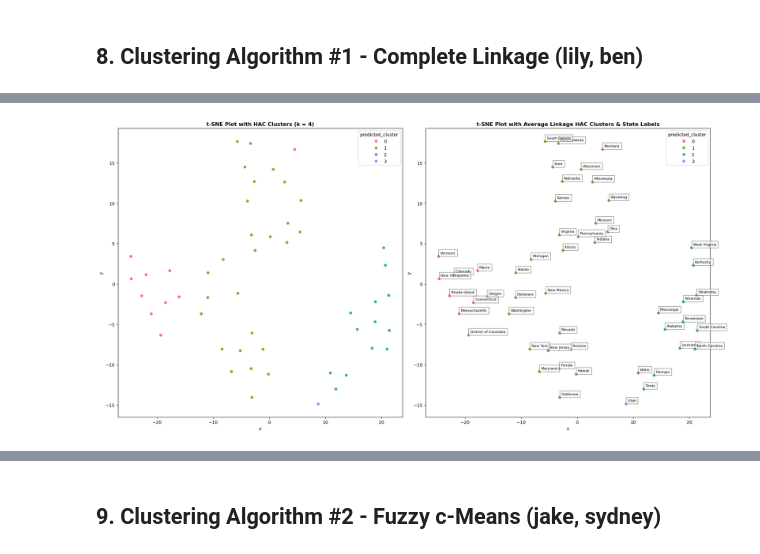
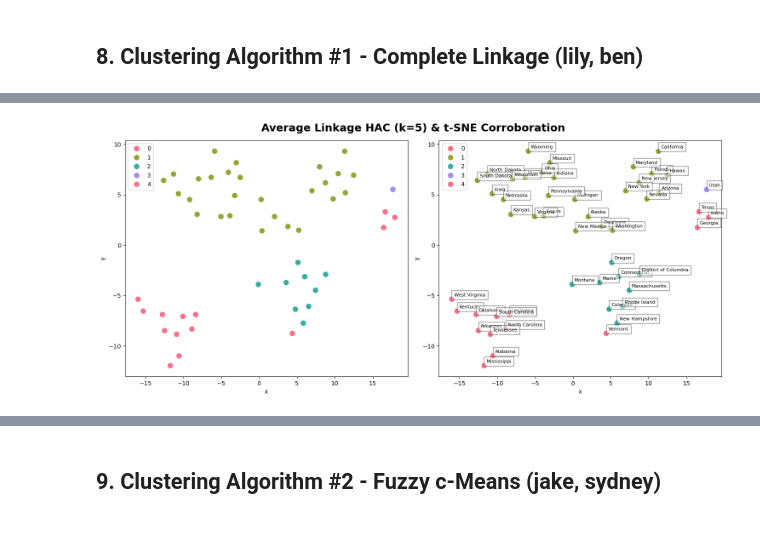
Before and after one commit to BenLeidig/stat437-project, a Jupyter notebook: project_template.ipynb, the cells around one changed output, grey strips where cells are left out. Drawn from its saved outputs; the diff is of its cells as text; code cells hidden in the pictures.

```diff
--- a/project_template.ipynb
+++ b/project_template.ipynb
@@ -80,0 +58,12 @@ print(df.shape)
+# %%
+df = pd.read_csv('drugs.csv')
+print(f'Original Dataset:\n{df.shape}')
+display(df.head())
+states = df['State'].unique().tolist()
+df = df\
+    .groupby('State').agg('mean')\
+    .reset_index()\
+    .drop(columns=[col for col in df.columns if (not col.startswith('Rates') or not col.endswith('.18-25')) and col != 'State'])
+print(f'----------------\nModified Dataset:\n{df.shape}')
+display(df.head())
+X = df.select_dtypes([float, int]).to_numpy()
@@ -145,7 +153,7 @@ Explain why or why not. If you choose to scale, then do so in this section here.
 # %%
 scaler = StandardScaler()
 X_scaled = scaler.fit_transform(X)
-df_scaled = pd.DataFrame(X_scaled, columns=df.columns)
+df_scaled = pd.DataFrame(X_scaled, columns=df.columns[1:])
 # %% [markdown]
 ## 6. Clusterability and Clustering Structure - Ben
 # %% [markdown]
@@ -209,7 +217,7 @@ plt.show()
 # %% [output]
 [figure]
 # %%
-_, (ax0, ax1) = plt.subplots(nrows=1, ncols=2, figsize=(20, 10))
+_, (ax0, ax1) = plt.subplots(nrows=1, ncols=2, figsize=(15, 10*(2/3)))
 tsne = TSNE(
     n_components=2, init='random',
     perplexity=9, random_state=207
@@ -238,7 +246,7 @@ First, twelve different t-SNE plots were made, each with a different perplexity
 # %%
 fig, axes = plt.subplots(nrows=2, ncols=4, figsize=(20, 8))
 axes = axes.flatten()
-for i, col in zip(range(df.shape[1]), df.columns):
+for i, col in zip(range(df.drop(columns='State').shape[1]), df.columns[1:]):
     ax = axes[i]
     sc = ax.scatter(df_tsne['x'], df_tsne['y'], c=df[col], cmap='coolwarm')
     fig.colorbar(sc, ax=ax)
@@ -325,33 +353,26 @@ for k in range(2, 8):
 # %%
-_, (ax0, ax1) = plt.subplots(nrows=1, ncols=2, figsize=(20, 10))
+k = 5 # CLUSTERS
+hac = AgglomerativeClustering(n_clusters=k, metric='euclidean', linkage='average')
+predicted_cluster = hac.fit_predict(X_scaled)
 
-tsne = TSNE(
-    n_components=2, init='random',
-    perplexity=9, random_state=207
-)
-X_tsne = tsne.fit_transform(X_scaled)
-df_tsne = pd.DataFrame(X_tsne, columns=['x', 'y'])
-
-hac = AgglomerativeClustering(n_clusters=4, metric='euclidean', linkage='average')
-df_tsne['predicted_cluster'] = hac.fit_predict(X_scaled)
+fig, (ax0, ax1) = plt.subplots(nrows=1, ncols=2, figsize=(15, 10*(2/3)))
 
 sns.scatterplot(
-    x='x', y='y', hue='predicted_cluster',
-    palette=sns.color_palette("husl", 4), data=df_tsne, ax=ax0, s=50
+    x='x', y='y', hue=predicted_cluster,
+    palette=sns.color_palette("husl", 4), data=df_tsne, ax=ax0, s=100
 )
-ax0.set_title('t-SNE Plot with HAC Clusters (k = 4)', fontweight='bold')
 
-sns.scatterplot(x='x', y='y', hue='predicted_cluster', palette=sns.color_palette("husl", 4), data=df_tsne, ax=ax1, s=50)
-ax1.set_title('t-SNE Plot with Average Linkage HAC Clusters & State Labels', fontweight='bold')
+sns.scatterplot(x='x', y='y', hue=predicted_cluster, palette=sns.color_palette("husl", 4), data=df_tsne, ax=ax1, s=100)
 
 for i in range(df_tsne.shape[0]):
     ax1.text(
         x=df_tsne.loc[i, 'x'] + 0.3, y=df_tsne.loc[i, 'y'] + 0.3,
         s=states[i],
         fontdict=dict(color='black', size=8), bbox=dict(facecolor='white', alpha=0.5)
     )
 
-plt.tight_layout()
+fig.suptitle(f'Average Linkage HAC (k={k}) & t-SNE Corroboration', fontsize=18, fontweight='bold')
+fig.tight_layout()
 plt.show()
 # %% [output]
-[figure, old version]
+[figure, new version]
```
Also changed, not shown: parts of 15 cells of this notebook.
